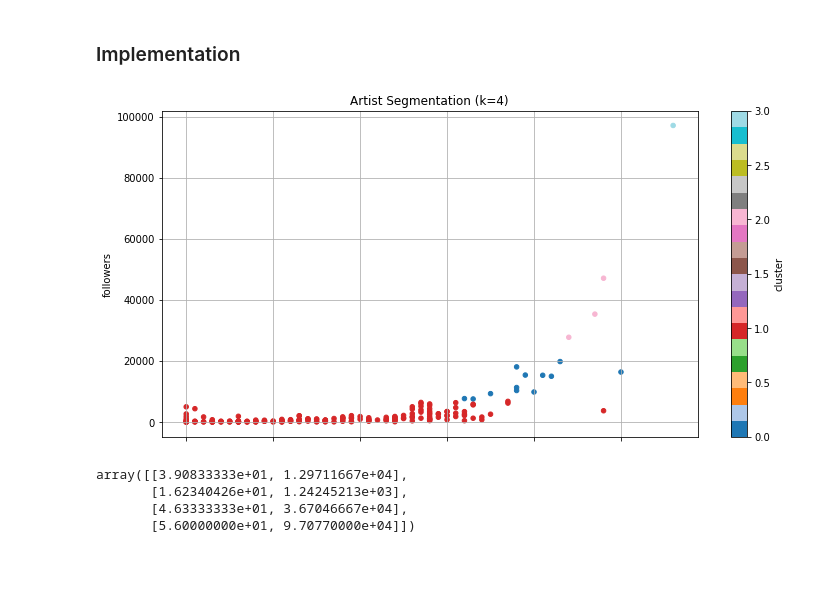
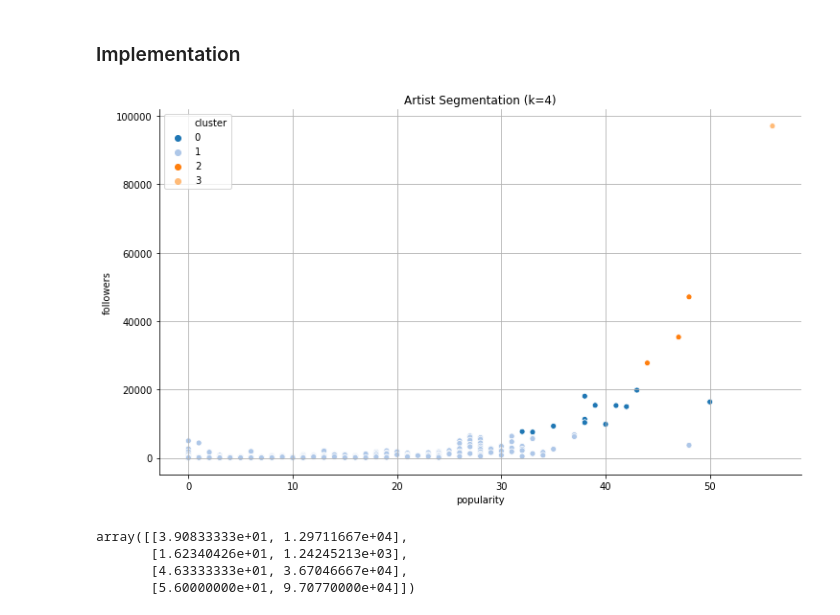
Before and after one commit to leanguardia/bolivian-music, a Jupyter notebook: Capstone-Project.ipynb, the cells around one changed output. Cells and saved outputs as stored; diff of their text form; code cells hidden in the pictures; blank space fills up the shorter version.

Commit message:
Feat: Plot Artists Clusters

```diff
--- a/Capstone-Project.ipynb
+++ b/Capstone-Project.ipynb
@@ -319,22 +320,26 @@ from sklearn.cluster import KMeans
 import numpy as np
 
 def plot_clusters(dataframe, clusters):
-    df_clusters = pd.concat([dataframe, pd.Series(clusters, name="cluster")], axis=1)
-    ax = df_clusters.plot.scatter(x='popularity', y='followers', c='cluster', cmap='tab20', figsize=(12,6))
-    ax.set_title("Artist Segmentation (k={})".format(len(np.unique(clusters))))
-    ax.set_xlabel('popularity')
-    plt.grid()
+    cluster_series = pd.Series(clusters, name="cluster", dtype=int, index=dataframe.index)
+    df_clusters = pd.concat([dataframe, cluster_series], axis=1)
+    k = len(pd.unique(clusters))
+    fig, ax = plt.subplots(figsize=(12,7))
+    sns.scatterplot(data=df_clusters, x='popularity', y='followers', hue='cluster', ax=ax, palette="tab20")
 
-def segment_data(X, k, plot_result=True):
+    ax.set_title("Artist Segmentation (k={})".format(k)); ax.set_xlabel('popularity')
+    ax.spines['right'].set_visible(False); ax.spines['top'].set_visible(False); plt.grid();
+    return df_clusters
+
+def segment_data(X, k):
     kmeans = KMeans(n_clusters=k, random_state=0).fit(X)
     clusters = kmeans.labels_
-    if plot_result: plot_clusters(df, clusters)
     return kmeans, clusters
 # %%
 features = ['popularity', 'followers'] + genres
 kmeans, clusters = segment_data(df_model[features], k=4)
+_ = plot_clusters(df_model, clusters)
 # %% [output]
-[figure, old version]
+[figure, new version]
 # %%
 kmeans.cluster_centers_[:, :2]
 # %% [output]
```
Also changed, not shown: parts of 10 cells of this notebook.
